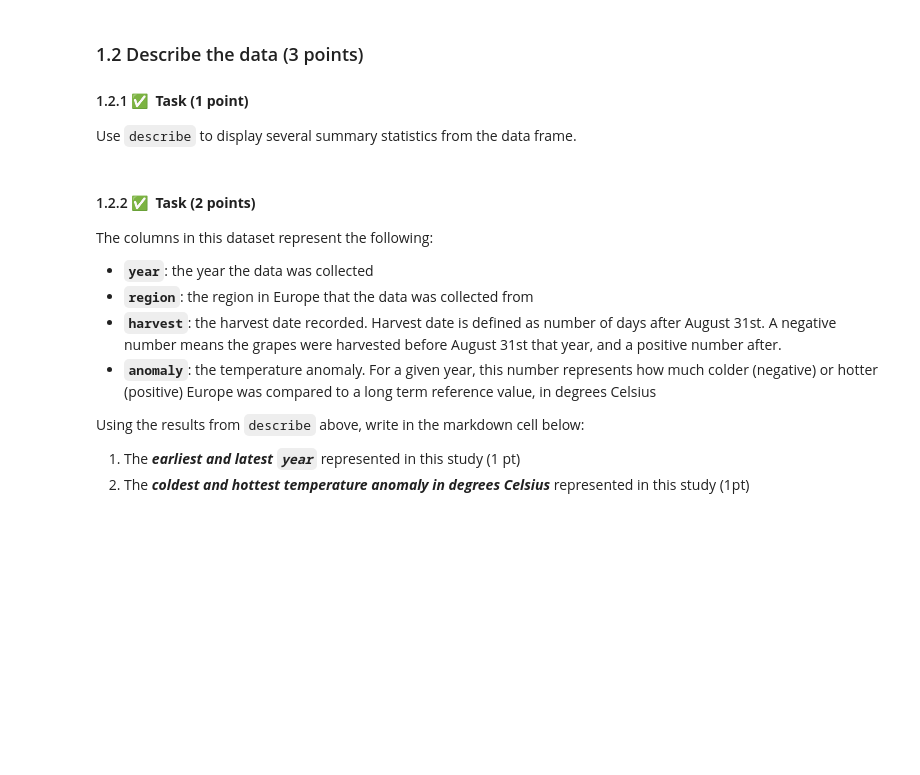
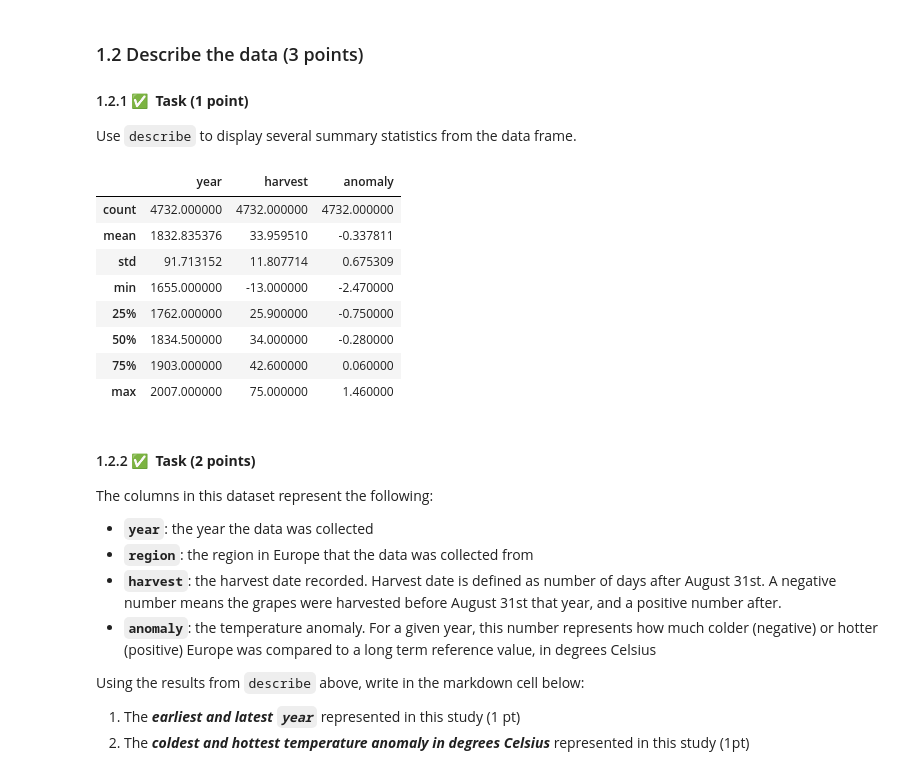
Before and after one commit to andrew-koren/cautious-adventure, a Jupyter notebook: my stuff/cmse/HW3_grapevines_STUDENT.ipynb, the cells around one changed output. Saved outputs shown, nothing was run; the diff lists cells and outputs as text; code cells hidden in the pictures; blank space fills up the shorter version.

```diff
--- a/my stuff/cmse/HW3_grapevines_STUDENT.ipynb
+++ b/my stuff/cmse/HW3_grapevines_STUDENT.ipynb
@@ -90,6 +99,17 @@ Read in the data from `grape_harvest.csv` into a Pandas dataframe (0.5 pt) and d
 Use `describe` to display several summary statistics from the data frame.
 # %%
 ## your code here
+grapage.describe()
+# %% [output]
+|  | year | harvest | anomaly |
+| count | 4732.000000 | 4732.000000 | 4732.000000 |
+| mean | 1832.835376 | 33.959510 | -0.337811 |
+| std | 91.713152 | 11.807714 | 0.675309 |
+| min | 1655.000000 | -13.000000 | -2.470000 |
+| 25% | 1762.000000 | 25.900000 | -0.750000 |
+| 50% | 1834.500000 | 34.000000 | -0.280000 |
+| 75% | 1903.000000 | 42.600000 | 0.060000 |
+| max | 2007.000000 | 75.000000 | 1.460000 |
 # %% [markdown]
 #### 1.2.2 &#9989;&nbsp; **Task (2 points)**
 The columns in this dataset represent the following:
```
Also changed, not shown: parts of 19 cells of this notebook, 3 other files.
